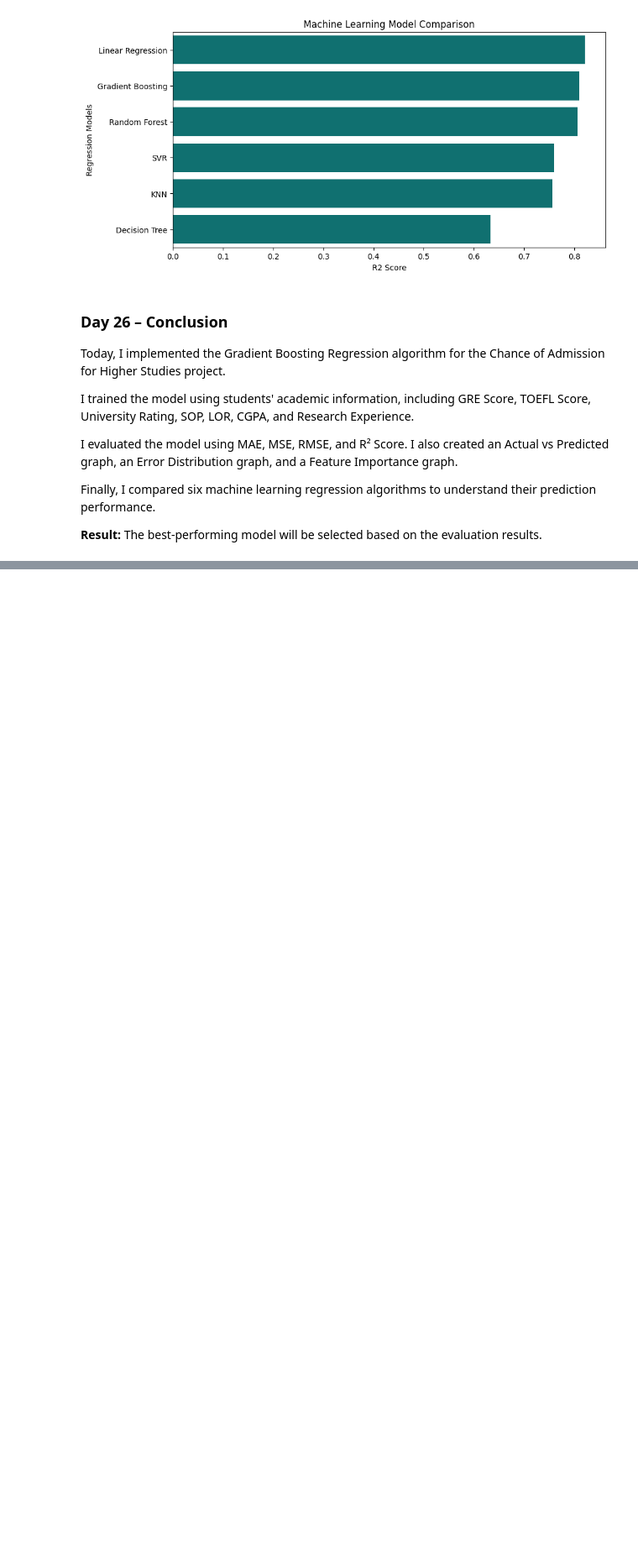
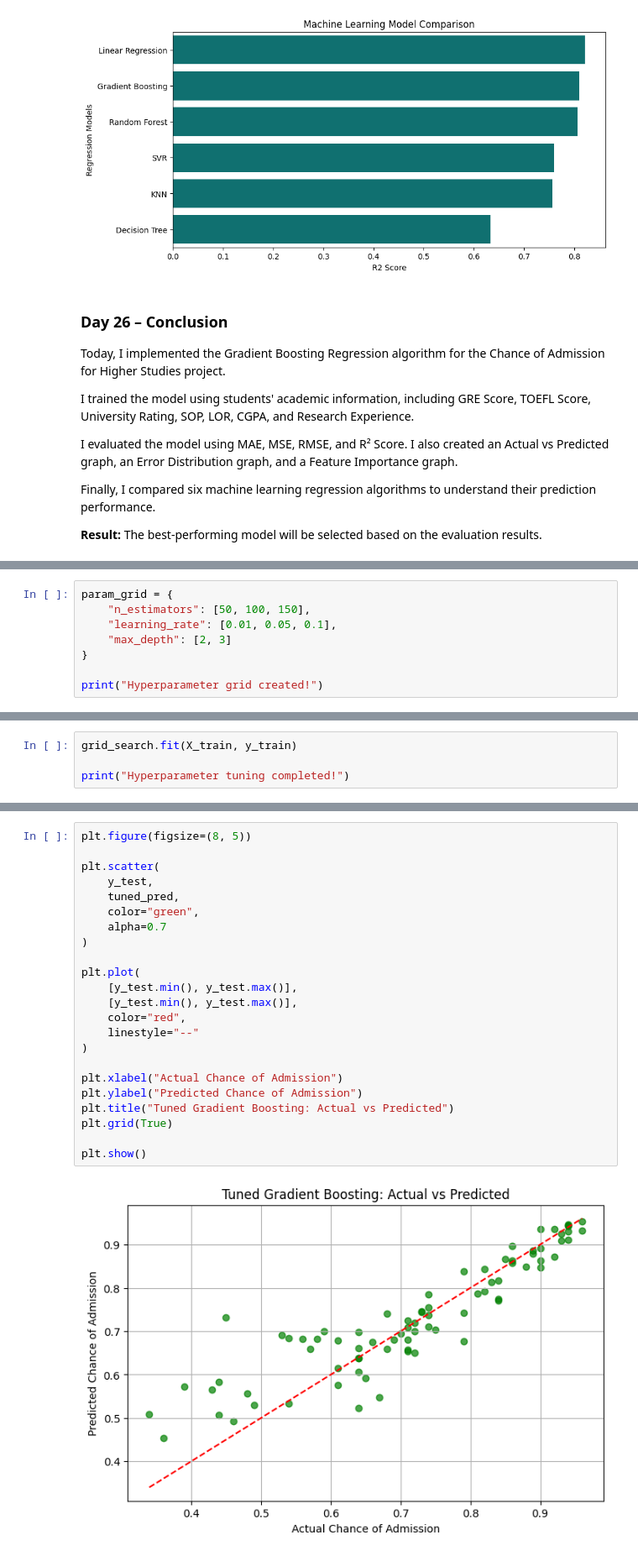
Before and after one commit to sumanamishra1120-ux/Chance-of-Admission-Higher-Studies, a Jupyter notebook: Chance_of_Admission_Higher_Studies.ipynb, the cells around one changed output, grey strips where cells are left out. Shown at 84% size. Saved outputs shown, nothing was run; the diff lists cells and outputs as text; blank space fills up the shorter version.

```diff
--- a/Chance_of_Admission_Higher_Studies.ipynb
+++ b/Chance_of_Admission_Higher_Studies.ipynb
@@ -4917,0 +5017,8 @@ Finally, I compared six machine learning regression algorithms to understand the
+# %%
+param_grid = {
+    "n_estimators": [50, 100, 150],
+    "learning_rate": [0.01, 0.05, 0.1],
+    "max_depth": [2, 3]
+}
+
+print("Hyperparameter grid created!")
@@ -4917,0 +5039,4 @@ Finally, I compared six machine learning regression algorithms to understand the
+# %%
+grid_search.fit(X_train, y_train)
+
+print("Hyperparameter tuning completed!")
@@ -4917,0 +5125,25 @@ Finally, I compared six machine learning regression algorithms to understand the
+# %%
+plt.figure(figsize=(8, 5))
+
+plt.scatter(
+    y_test,
+    tuned_pred,
+    color="green",
+    alpha=0.7
+)
+
+plt.plot(
+    [y_test.min(), y_test.max()],
+    [y_test.min(), y_test.max()],
+    color="red",
+    linestyle="--"
+)
+
+plt.xlabel("Actual Chance of Admission")
+plt.ylabel("Predicted Chance of Admission")
+plt.title("Tuned Gradient Boosting: Actual vs Predicted")
+plt.grid(True)
+
+plt.show()
+# %% [output]
+[figure, added]
```
Also changed, not shown: parts of 20 cells of this notebook.
